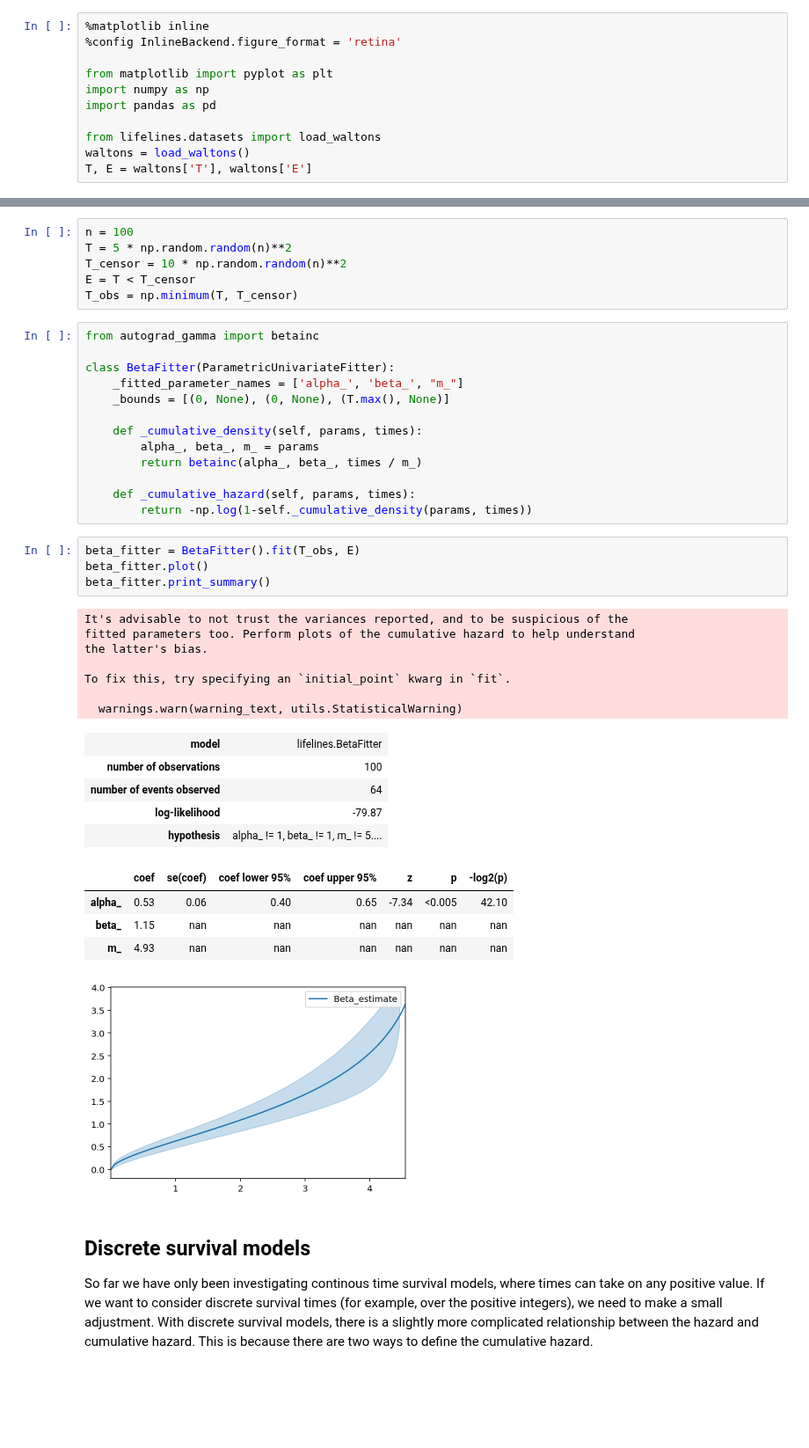
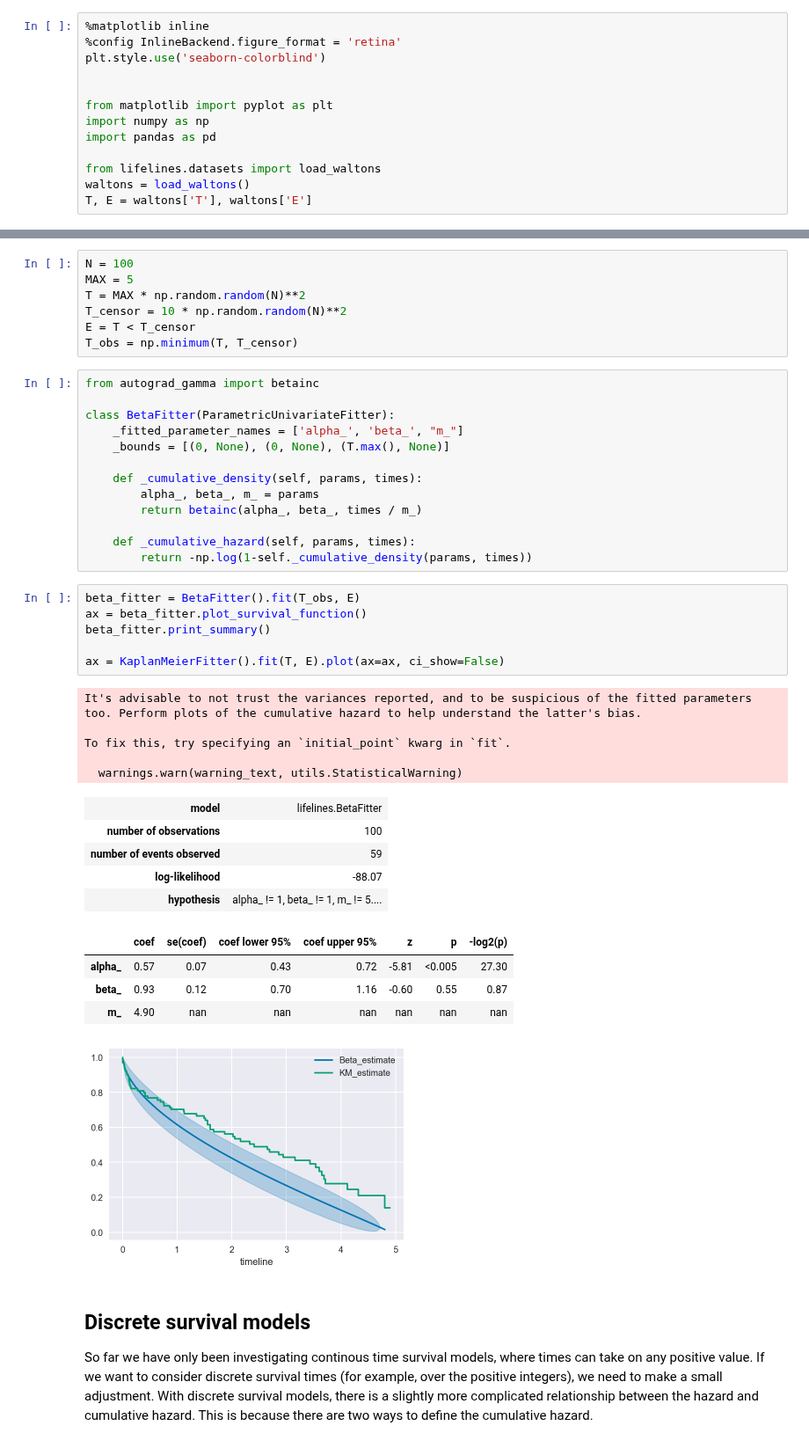
Before and after one commit to CamDavidsonPilon/lifelines, a Jupyter notebook: docs/jupyter_notebooks/Piecewise Exponential Models and Creating Custom Models.ipynb, the cells around one changed output, grey strips where cells are left out. Shown at 88% size. Drawn from its saved outputs; the diff is of its cells as text; blank space fills up the shorter version.

```diff
--- a/docs/jupyter_notebooks/Piecewise Exponential Models and Creating Custom Models.ipynb
+++ b/docs/jupyter_notebooks/Piecewise Exponential Models and Creating Custom Models.ipynb
@@ -27,6 +27,8 @@ which implies that the cumulative hazard, $H(t)$, has a pretty simple form: $H(t
 # %%
 %matplotlib inline
 %config InlineBackend.figure_format = 'retina'
+plt.style.use('seaborn-colorblind')
+
 
 from matplotlib import pyplot as plt
 import numpy as np
@@ -430,9 +442,10 @@ ax = NelsonAalenFitter().fit(T, E).plot(ax=ax, ci_show=False)
 
 Maybe your data is bounded between 0 and some (unknown) upperbound M? That is, lifetimes can't be more than M. Maybe you know M, maybe you don't.
 # %%
-n = 100
-T = 5 * np.random.random(n)**2
-T_censor = 10 * np.random.random(n)**2
+N = 100
+MAX = 5
+T = MAX * np.random.random(N)**2
+T_censor = 10 * np.random.random(N)**2
 E = T < T_censor
 T_obs = np.minimum(T, T_censor)
 # %%
@@ -450,26 +463,26 @@ class BetaFitter(ParametricUnivariateFitter):
         return -np.log(1-self._cumulative_density(params, times))
 # %%
 beta_fitter = BetaFitter().fit(T_obs, E)
-beta_fitter.plot()
+ax = beta_fitter.plot_survival_function()
 beta_fitter.print_summary()
+
+ax = KaplanMeierFitter().fit(T, E).plot(ax=ax, ci_show=False)
 # %% [output]
-It's advisable to not trust the variances reported, and to be suspicious of the
-fitted parameters too. Perform plots of the cumulative hazard to help understand
-the latter's bias.
+It's advisable to not trust the variances reported, and to be suspicious of the fitted parameters too. Perform plots of the cumulative hazard to help understand the latter's bias.
 
 To fix this, try specifying an `initial_point` kwarg in `fit`.
 
   warnings.warn(warning_text, utils.StatisticalWarning)
 | model | lifelines.BetaFitter |
 | number of observations | 100 |
-| number of events observed | 64 |
-| log-likelihood | -79.87 |
+| number of events observed | 59 |
+| log-likelihood | -88.07 |
 | hypothesis | alpha_ != 1, beta_ != 1, m_ != 5.... |
 |  | coef | se(coef) | coef lower 95% | coef upper 95% | z | p | -log2(p) |
-| alpha_ | 0.53 | 0.06 | 0.40 | 0.65 | -7.34 | <0.005 | 42.10 |
-| beta_ | 1.15 | nan | nan | nan | nan | nan | nan |
-| m_ | 4.93 | nan | nan | nan | nan | nan | nan |
+| alpha_ | 0.57 | 0.07 | 0.43 | 0.72 | -5.81 | <0.005 | 27.30 |
+| beta_ | 0.93 | 0.12 | 0.70 | 1.16 | -0.60 | 0.55 | 0.87 |
+| m_ | 4.90 | nan | nan | nan | nan | nan | nan |
-[figure, old version]
+[figure, new version]
 # %% [markdown]
 ## Discrete survival models
 
```
Also changed, not shown: parts of 12 cells of this notebook, 8 other files.
